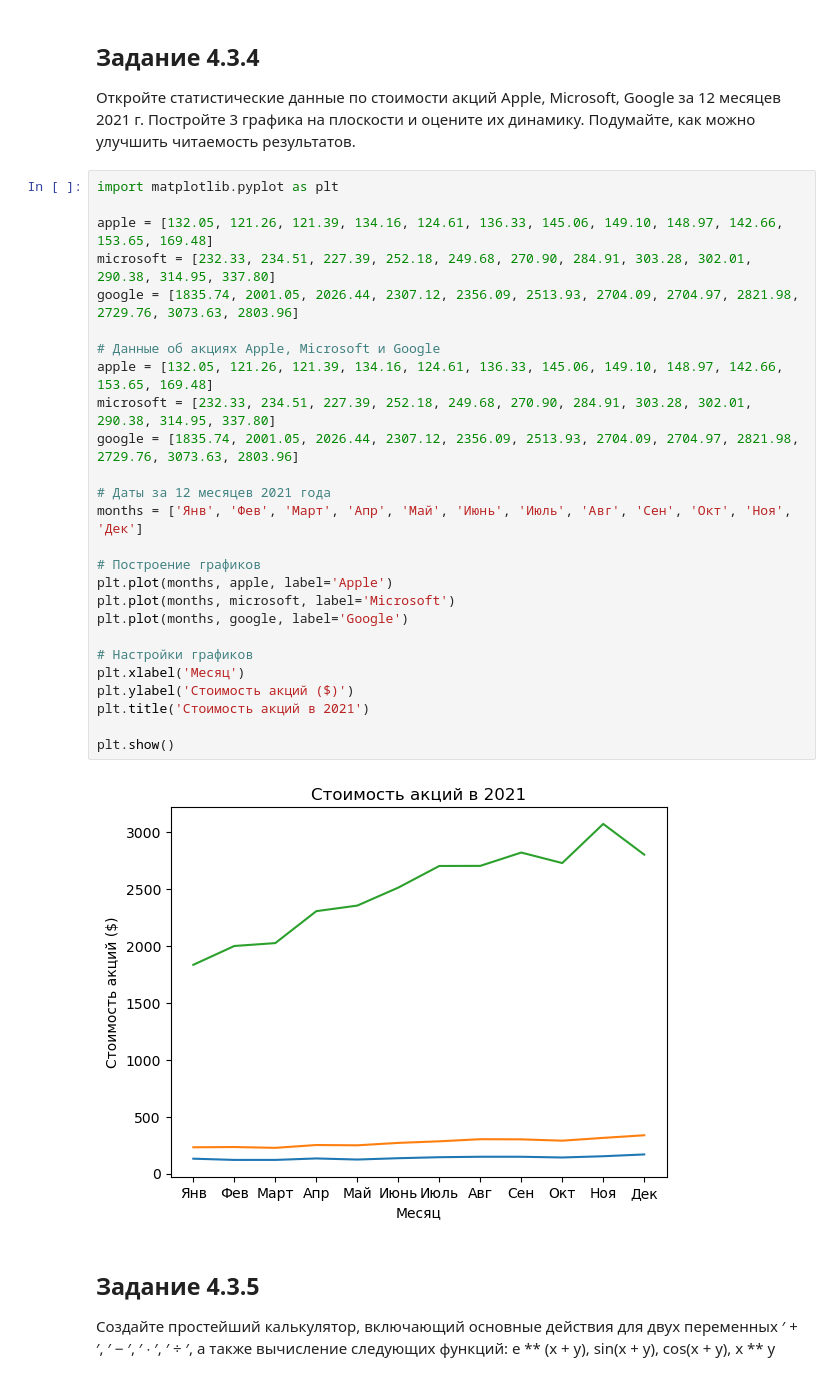
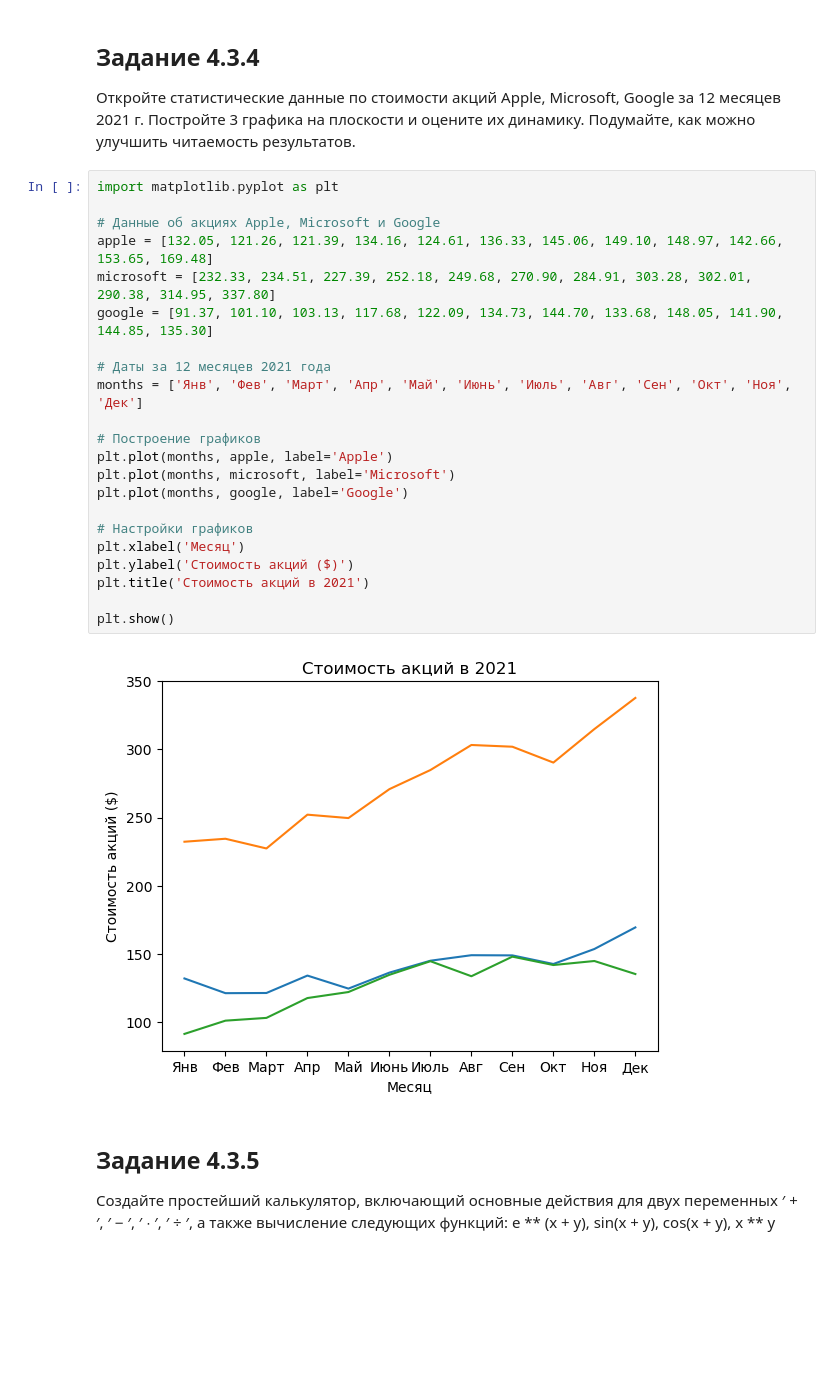
Before and after one commit to Marenau/Artificial-intelligence, a Jupyter notebook: Рабочая тетрадь 1.ipynb, the cells around one changed output. Saved outputs shown, nothing was run; the diff lists cells and outputs as text; blank space fills up the shorter version.

```diff
--- a/Рабочая тетрадь 1.ipynb
+++ b/Рабочая тетрадь 1.ipynb
@@ -289,32 +292,28 @@ Microsoft, Google за 12 месяцев 2021 г. Постройте 3 граф
 читаемость результатов.
 # %%
 import matplotlib.pyplot as plt
-
-apple = [132.05, 121.26, 121.39, 134.16, 124.61, 136.33, 145.06, 149.10, 148.97, 142.66, 153.65, 169.48]
-microsoft = [232.33, 234.51, 227.39, 252.18, 249.68, 270.90, 284.91, 303.28, 302.01, 290.38, 314.95, 337.80]
-google = [1835.74, 2001.05, 2026.44, 2307.12, 2356.09, 2513.93, 2704.09, 2704.97, 2821.98, 2729.76, 3073.63, 2803.96]
 
 # Данные об акциях Apple, Microsoft и Google
 apple = [132.05, 121.26, 121.39, 134.16, 124.61, 136.33, 145.06, 149.10, 148.97, 142.66, 153.65, 169.48]
 microsoft = [232.33, 234.51, 227.39, 252.18, 249.68, 270.90, 284.91, 303.28, 302.01, 290.38, 314.95, 337.80]
-google = [1835.74, 2001.05, 2026.44, 2307.12, 2356.09, 2513.93, 2704.09, 2704.97, 2821.98, 2729.76, 3073.63, 2803.96]
+google = [91.37, 101.10, 103.13, 117.68, 122.09, 134.73, 144.70, 133.68, 148.05, 141.90, 144.85, 135.30]
 
 # Даты за 12 месяцев 2021 года
 months = ['Янв', 'Фев', 'Март', 'Апр', 'Май', 'Июнь', 'Июль', 'Авг', 'Сен', 'Окт', 'Ноя', 'Дек']
 
 # Построение графиков
 plt.plot(months, apple, label='Apple')
 plt.plot(months, microsoft, label='Microsoft')
 plt.plot(months, google, label='Google')
 
 # Настройки графиков
 plt.xlabel('Месяц')
 plt.ylabel('Стоимость акций ($)')
 plt.title('Стоимость акций в 2021')
 
 plt.show()
 # %% [output]
-[figure, old version]
+[figure, new version]
 # %% [markdown]
 ## Задание 4.3.5
 
```
Also changed, not shown: parts of 2 cells of this notebook, 1 other file.
